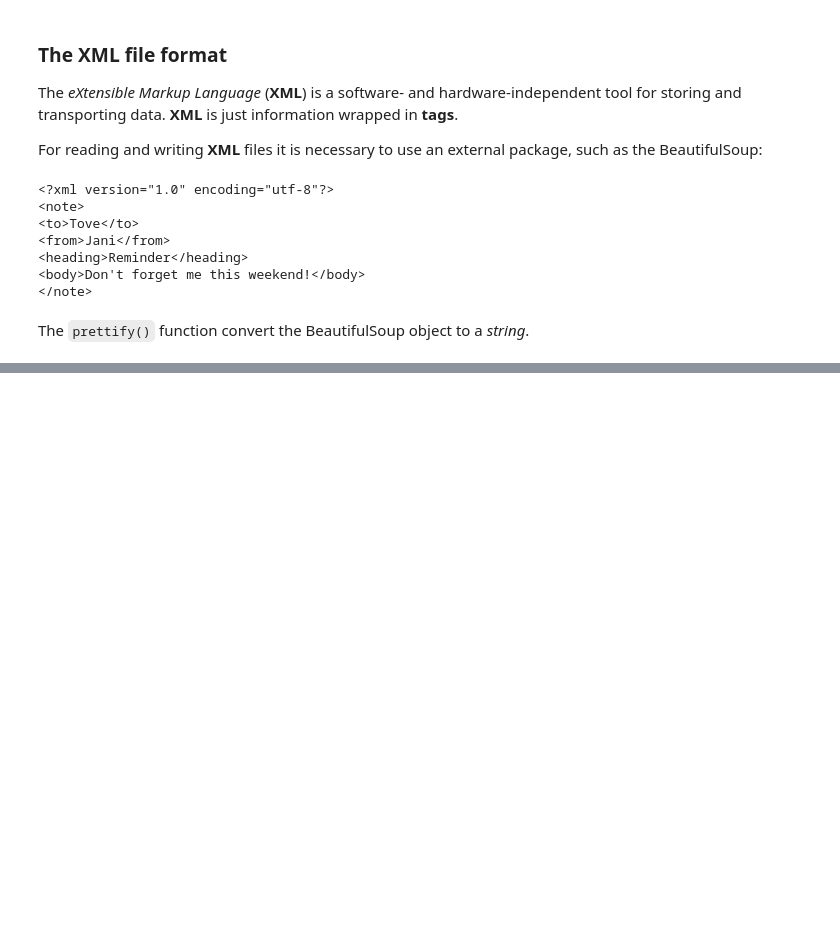
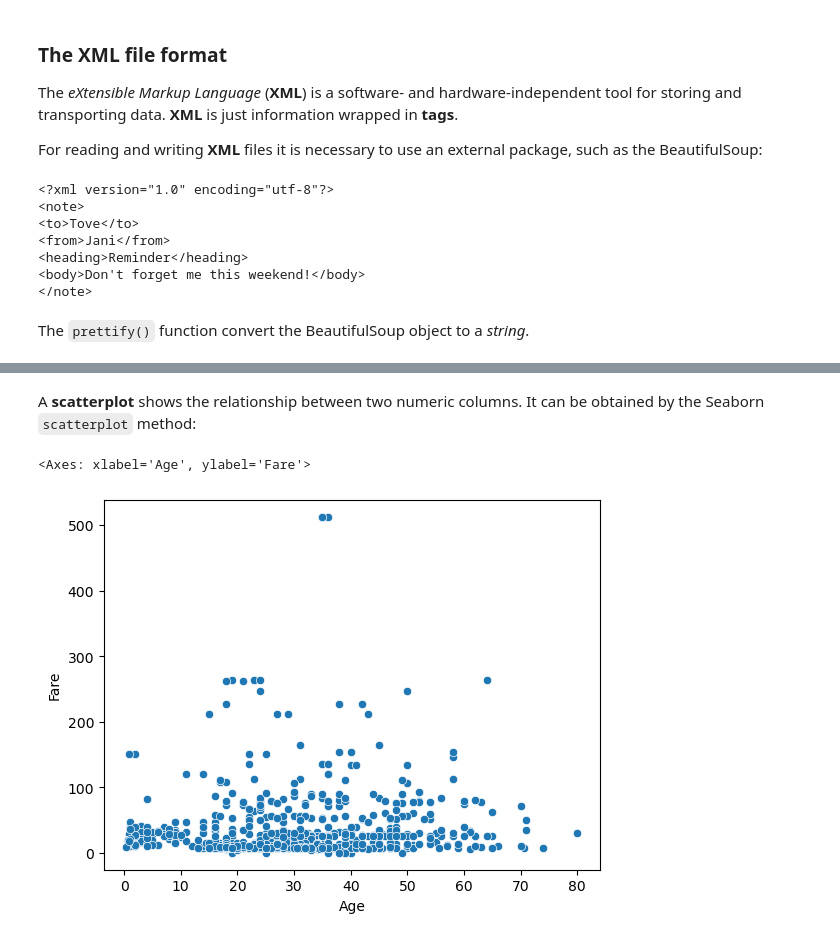
Before and after one commit to mscarpiniti/Python-Data-Science, a Jupyter notebook: Notebooks/6_Data_manipulation.ipynb, the cells around one changed output, grey strips where cells are left out. Drawn from its saved outputs; the diff is of its cells as text; code cells hidden in the pictures; blank space fills up the shorter version.

```diff
--- a/Notebooks/6_Data_manipulation.ipynb
+++ b/Notebooks/6_Data_manipulation.ipynb
@@ -1118,0 +1204,7 @@ The `prettify()` function convert the BeautifulSoup object to a *string*.
+# %% [markdown]
+A **scatterplot** shows the relationship between two numeric columns. It can be obtained by the Seaborn `scatterplot` method:
+# %%
+sns.scatterplot(x='Age', y='Fare', data=df2)
+# %% [output]
+<Axes: xlabel='Age', ylabel='Fare'>
+[figure, added]
```
Also changed, not shown: parts of 56 cells of this notebook, 4 other files.
